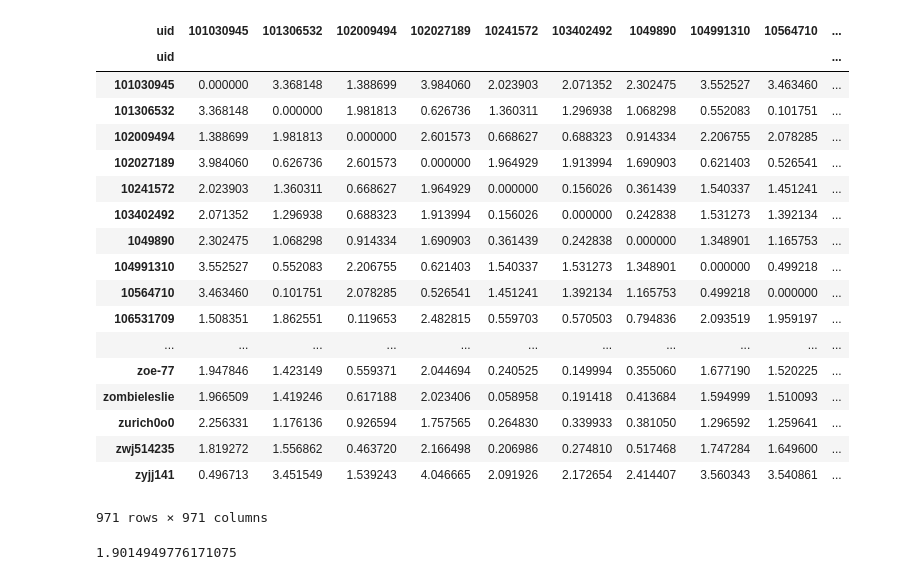
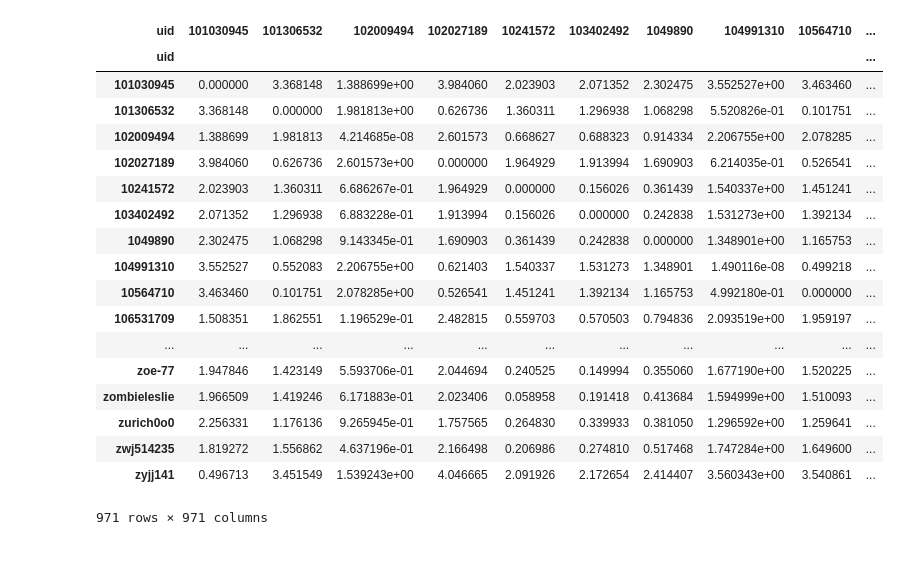
Before and after one commit to lingnanlu/douban_spider, a Jupyter notebook: scipy_learn.ipynb, the cells around one changed output. Saved outputs shown, nothing was run; the diff lists cells and outputs as text; code cells hidden in the pictures.

```diff
--- a/scipy_learn.ipynb
+++ b/scipy_learn.ipynb
@@ -235,22 +25,2 @@ behavior_matrix
 # %%
-pd.DataFrame(a, index=behavior_matrix.index, columns=behavior_matrix.index)
+beavior_sim = pd.DataFrame(beavior_sim, index=behavior_matrix.index, columns=behavior_matrix.index)
-# %% [output]
-| uid | 101030945 | 101306532 | 102009494 | 102027189 | 10241572 | 103402492 | 1049890 | 104991310 | 10564710 | ... |
-| uid |  |  |  |  |  |  |  |  |  | ... |
-| 101030945 | 0.000000 | 3.368148 | 1.388699 | 3.984060 | 2.023903 | 2.071352 | 2.302475 | 3.552527 | 3.463460 | ... |
-| 101306532 | 3.368148 | 0.000000 | 1.981813 | 0.626736 | 1.360311 | 1.296938 | 1.068298 | 0.552083 | 0.101751 | ... |
-| 102009494 | 1.388699 | 1.981813 | 0.000000 | 2.601573 | 0.668627 | 0.688323 | 0.914334 | 2.206755 | 2.078285 | ... |
-| 102027189 | 3.984060 | 0.626736 | 2.601573 | 0.000000 | 1.964929 | 1.913994 | 1.690903 | 0.621403 | 0.526541 | ... |
-| 10241572 | 2.023903 | 1.360311 | 0.668627 | 1.964929 | 0.000000 | 0.156026 | 0.361439 | 1.540337 | 1.451241 | ... |
-| 103402492 | 2.071352 | 1.296938 | 0.688323 | 1.913994 | 0.156026 | 0.000000 | 0.242838 | 1.531273 | 1.392134 | ... |
-| 1049890 | 2.302475 | 1.068298 | 0.914334 | 1.690903 | 0.361439 | 0.242838 | 0.000000 | 1.348901 | 1.165753 | ... |
-| 104991310 | 3.552527 | 0.552083 | 2.206755 | 0.621403 | 1.540337 | 1.531273 | 1.348901 | 0.000000 | 0.499218 | ... |
-| 10564710 | 3.463460 | 0.101751 | 2.078285 | 0.526541 | 1.451241 | 1.392134 | 1.165753 | 0.499218 | 0.000000 | ... |
-| 106531709 | 1.508351 | 1.862551 | 0.119653 | 2.482815 | 0.559703 | 0.570503 | 0.794836 | 2.093519 | 1.959197 | ... |
-| ... | ... | ... | ... | ... | ... | ... | ... | ... | ... | ... |
-| zoe-77 | 1.947846 | 1.423149 | 0.559371 | 2.044694 | 0.240525 | 0.149994 | 0.355060 | 1.677190 | 1.520225 | ... |
-| zombieleslie | 1.966509 | 1.419246 | 0.617188 | 2.023406 | 0.058958 | 0.191418 | 0.413684 | 1.594999 | 1.510093 | ... |
-| zurich0o0 | 2.256331 | 1.176136 | 0.926594 | 1.757565 | 0.264830 | 0.339933 | 0.381050 | 1.296592 | 1.259641 | ... |
-| zwj514235 | 1.819272 | 1.556862 | 0.463720 | 2.166498 | 0.206986 | 0.274810 | 0.517468 | 1.747284 | 1.649600 | ... |
-| zyjj141 | 0.496713 | 3.451549 | 1.539243 | 4.046665 | 2.091926 | 2.172654 | 2.414407 | 3.560343 | 3.540861 | ... |
-971 rows × 971 columns
@@ -261,4 +27,22 @@ usr_b = behavior_matrix.ix['zyjj141']
-# %%
-euclidean(usr_a, usr_b)
-# %% [output]
-1.9014949776171075
+# %%
+beavior_sim
+# %% [output]
+| uid | 101030945 | 101306532 | 102009494 | 102027189 | 10241572 | 103402492 | 1049890 | 104991310 | 10564710 | ... |
+| uid |  |  |  |  |  |  |  |  |  | ... |
+| 101030945 | 0.000000 | 3.368148 | 1.388699e+00 | 3.984060 | 2.023903 | 2.071352 | 2.302475 | 3.552527e+00 | 3.463460 | ... |
+| 101306532 | 3.368148 | 0.000000 | 1.981813e+00 | 0.626736 | 1.360311 | 1.296938 | 1.068298 | 5.520826e-01 | 0.101751 | ... |
+| 102009494 | 1.388699 | 1.981813 | 4.214685e-08 | 2.601573 | 0.668627 | 0.688323 | 0.914334 | 2.206755e+00 | 2.078285 | ... |
+| 102027189 | 3.984060 | 0.626736 | 2.601573e+00 | 0.000000 | 1.964929 | 1.913994 | 1.690903 | 6.214035e-01 | 0.526541 | ... |
+| 10241572 | 2.023903 | 1.360311 | 6.686267e-01 | 1.964929 | 0.000000 | 0.156026 | 0.361439 | 1.540337e+00 | 1.451241 | ... |
+| 103402492 | 2.071352 | 1.296938 | 6.883228e-01 | 1.913994 | 0.156026 | 0.000000 | 0.242838 | 1.531273e+00 | 1.392134 | ... |
+| 1049890 | 2.302475 | 1.068298 | 9.143345e-01 | 1.690903 | 0.361439 | 0.242838 | 0.000000 | 1.348901e+00 | 1.165753 | ... |
+| 104991310 | 3.552527 | 0.552083 | 2.206755e+00 | 0.621403 | 1.540337 | 1.531273 | 1.348901 | 1.490116e-08 | 0.499218 | ... |
+| 10564710 | 3.463460 | 0.101751 | 2.078285e+00 | 0.526541 | 1.451241 | 1.392134 | 1.165753 | 4.992180e-01 | 0.000000 | ... |
+| 106531709 | 1.508351 | 1.862551 | 1.196529e-01 | 2.482815 | 0.559703 | 0.570503 | 0.794836 | 2.093519e+00 | 1.959197 | ... |
+| ... | ... | ... | ... | ... | ... | ... | ... | ... | ... | ... |
+| zoe-77 | 1.947846 | 1.423149 | 5.593706e-01 | 2.044694 | 0.240525 | 0.149994 | 0.355060 | 1.677190e+00 | 1.520225 | ... |
+| zombieleslie | 1.966509 | 1.419246 | 6.171883e-01 | 2.023406 | 0.058958 | 0.191418 | 0.413684 | 1.594999e+00 | 1.510093 | ... |
+| zurich0o0 | 2.256331 | 1.176136 | 9.265945e-01 | 1.757565 | 0.264830 | 0.339933 | 0.381050 | 1.296592e+00 | 1.259641 | ... |
+| zwj514235 | 1.819272 | 1.556862 | 4.637196e-01 | 2.166498 | 0.206986 | 0.274810 | 0.517468 | 1.747284e+00 | 1.649600 | ... |
+| zyjj141 | 0.496713 | 3.451549 | 1.539243e+00 | 4.046665 | 2.091926 | 2.172654 | 2.414407 | 3.560343e+00 | 3.540861 | ... |
+971 rows × 971 columns
```
Also changed, not shown: parts of 33 cells of this notebook, 7 other files.
